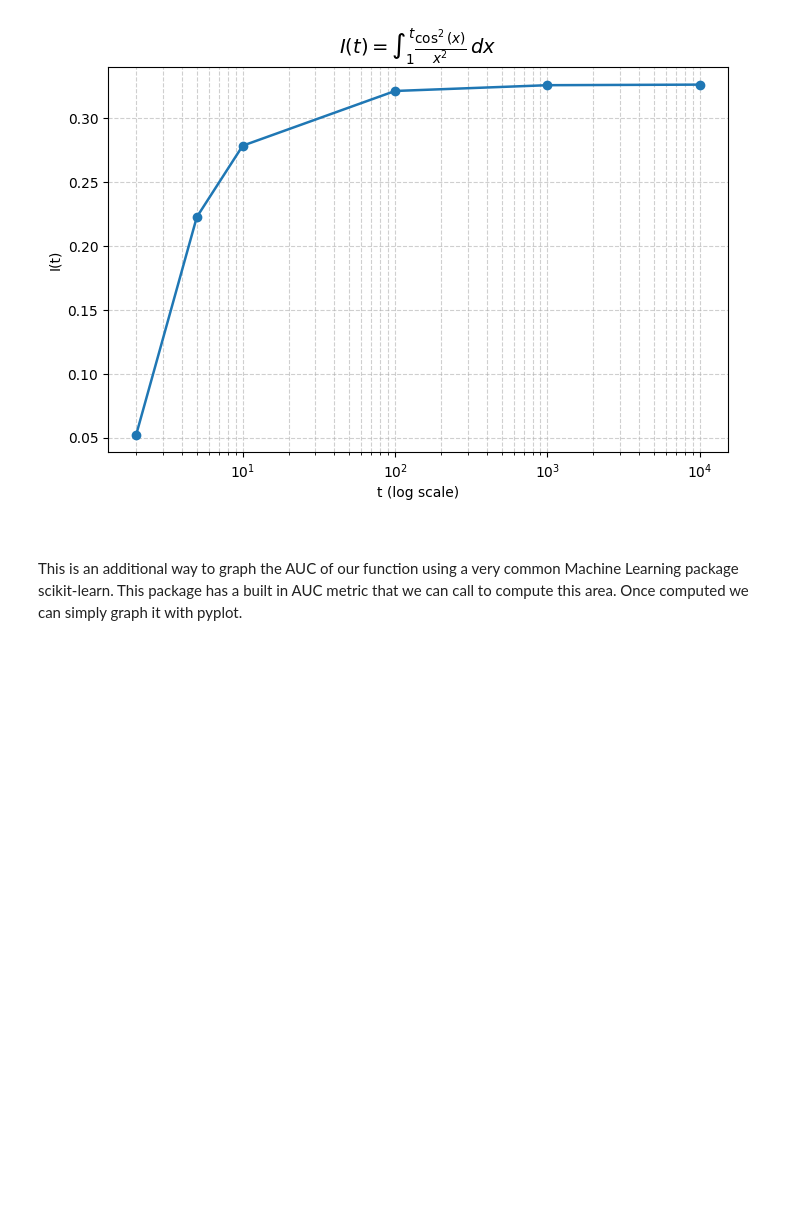
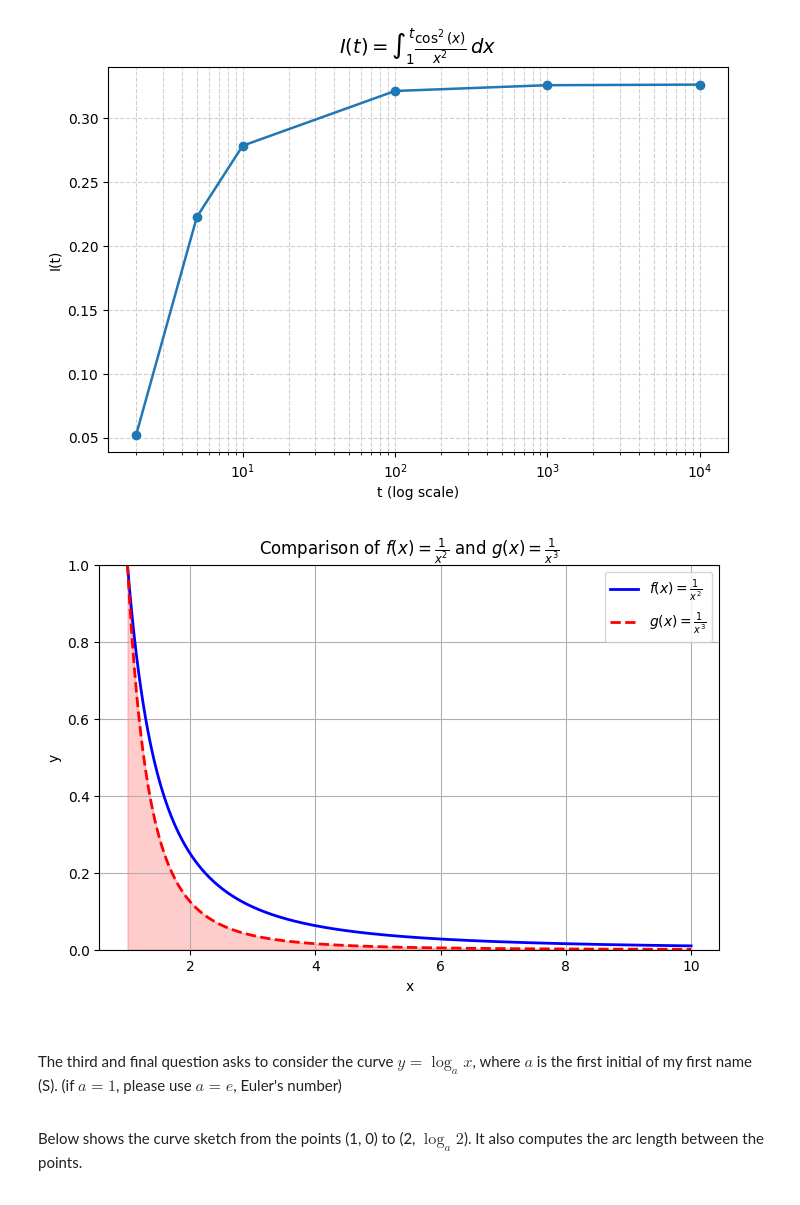
Before and after one commit to Siman73000/Calculus_II_Computer_Labs, a Jupyter notebook: Lab_2/lab_02.ipynb, the cells around one changed output. Saved outputs shown, nothing was run; the diff lists cells and outputs as text; code cells hidden in the pictures; blank space fills up the shorter version.

```diff
--- a/Lab_2/lab_02.ipynb
+++ b/Lab_2/lab_02.ipynb
@@ -216,8 +216,33 @@ t = 100     =>  I(t) = 0.321521280815
 t = 1000    =>  I(t) = 0.326043464336
 t = 10000   =>  I(t) = 0.326493233189
 [figure]
+# %%
+import numpy as np
+f = lambda x: 1 / x**2
+g = lambda x: 1 / x**3
+x = np.linspace(1, 10, 500)
+plt.figure(figsize=(8,5))
+plt.plot(x, f(x), label=r'$f(x)=\frac{1}{x^2}$', color='blue', linewidth=2)
+plt.plot(x, g(x), label=r'$g(x)=\frac{1}{x^3}$', color='red', linestyle='--', linewidth=2)
+plt.fill_between(x, g(x), color='red', alpha=0.2)
+plt.title(r'Comparison of $f(x)=\frac{1}{x^2}$ and $g(x)=\frac{1}{x^3}$')
+plt.xlabel('x')
+plt.ylabel('y')
+plt.ylim(0, 1)
+plt.legend()
+plt.grid(True)
+plt.show()
+# %% [output]
+[figure, added]
 # %% [markdown]
 <div>
-    <p style="font-family: 'Courier New', Courier, monospace; margin-top: 2em;">This is an additional way to graph the AUC of our function using a very common Machine Learning package scikit-learn. This package has a built in AUC metric that we can call to compute this area. Once computed we can simply graph it with pyplot.</p>
+    <p style="font-family: 'Courier New', Courier, monospace; margin-top: 2em;">
+        The third and final question asks to consider the curve $y=\log_ax$, where $a$ is the first initial of my first name (S). (if $a=1$, please use $a=e$, Euler's number)
+    </p>
 </div>
+<div>
+    <p style="font-family: 'Courier New', Courier, monospace; margin-top: 2em;">
+        Below shows the curve sketch from the points (1, 0) to (2, $\log_a2$). It also computes the arc length between the points.
+    </p>
+</div>
 # %%
```
Also changed, not shown: parts of 7 cells of this notebook.
